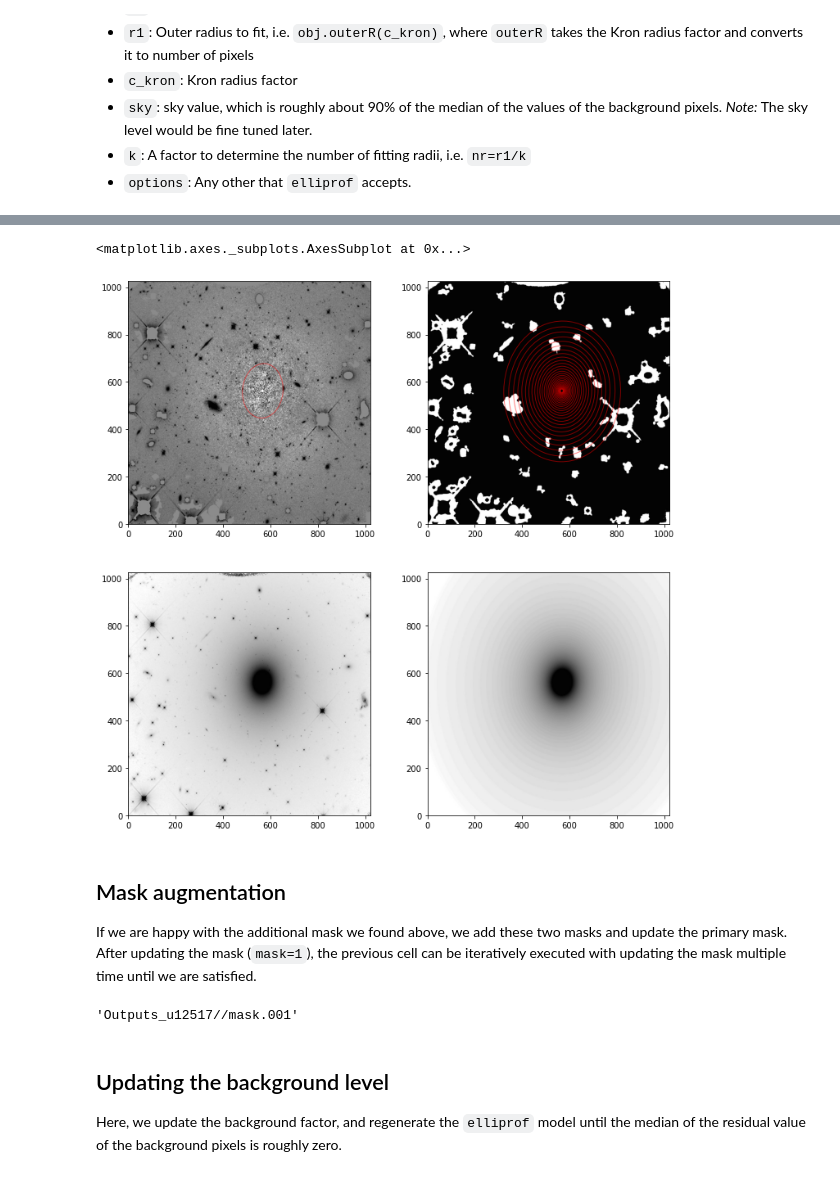
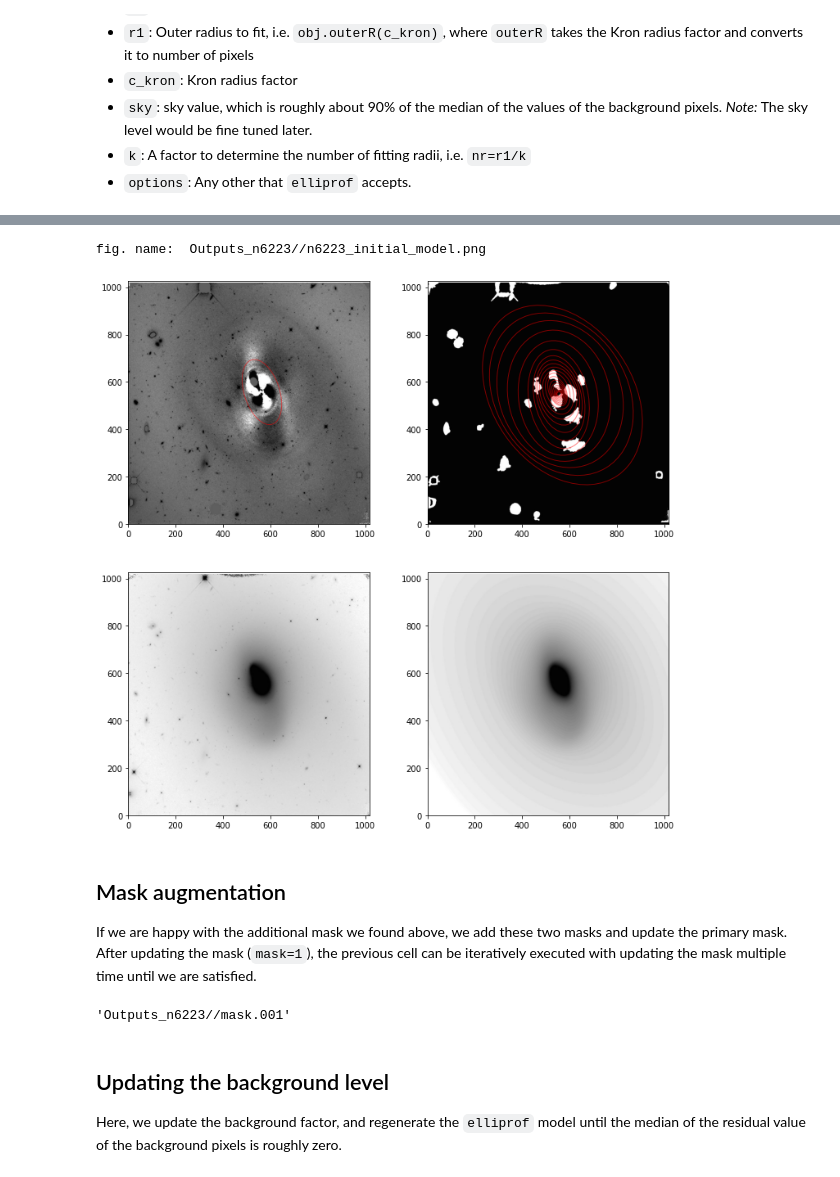
Before and after one commit to ekourkchi/old-SBF, a Jupyter notebook: User_Interface.ipynb, the cells around one changed output, grey strips where cells are left out. Drawn from its saved outputs; the diff is of its cells as text; code cells hidden in the pictures.

```diff
--- a/User_Interface.ipynb
+++ b/User_Interface.ipynb
@@ -111,7 +111,7 @@ def get_f(obj, r0, r1, nr):
 inFolder = '/media/Data/Home/PanStarrs/Jan/HI/augment/SBF/wfc3-16262/'
 # %%
 # obj = ellOBJ("n0679")
-obj = ellOBJ("u12517")
+# obj = ellOBJ("u12517")
 # obj = ellOBJ("n0439")
 
 
@@ -149,7 +149,7 @@ obj = ellOBJ("u12517")
 
 # obj = ellOBJ("n6768", inFolder=inFolder)
 
-# obj = ellOBJ("n6223", inFolder=inFolder)
+obj = ellOBJ("n6223", inFolder=inFolder)
 # %%
 obj.sky_med, obj.x0, obj.y0
 # %% [output]
@@ -257,35 +266,45 @@ Then we run SExtractor for additional mask. The residuals of model=0 is used to
 # %%
-r0 = 7   # pixels
-r1 = obj.outerR(3)   # *kron_radius
-nr = int(np.round(r1/10))
-sky_factor = 0.85    # always less than one
+r0 = 9   # pixels
+c_kron = 4
+r1 = obj.outerR(c_kron)   # *kron_radius
+k = 20
+nr = int(np.round(r1/k))
+sky_factor = 0.75    # always less than one
+
+options = 'COS3X=-1'
+# options = ''
 
 ## using mask=1  --> primary mask
 ## generate model = 0
 ## uses model_mask for the masked regions
-obj.elliprof(r0, r1, nr=nr, sky=obj.sky_med*sky_factor, niter=10, mask=1, model_mask=0, options='cos3x=-1')
+obj.elliprof(r0, r1, nr=nr, sky=obj.sky_med*sky_factor, niter=10, mask=1, model_mask=0, options=options)
 
 # using residuals of model 0 --> mask 2
-obj.objSEextract(model=0, smooth=4, minArea=500, thresh=2, mask=2)
+obj.objSEextract(model=0, smooth=4, minArea=500, thresh=5, mask=2)
 
 # plotting model 0
 fig, ax = plt.subplots(2, 2, figsize=(12,12))
 
 obj.tv_resid(model=0, ax = ax[0][0], options='sqrt')
 Ell = ((obj.x0, obj.y0), 1.*obj.a, 1.*obj.b, obj.angle)
 e = patches.Ellipse(Ell[0], width=2*Ell[1], height=2*Ell[2], angle=Ell[3],
                     alpha=0.5, linewidth=1, edgecolor='r', facecolor='none')
 ax[0][0].add_patch(e)
 
 obj.tv_mask(mask=2, ax = ax[0][1])
 obj.plot_ellipse(model=0, ax=ax[0][1], alpha=0.5, linewidth=1, edgecolor='r', facecolor='none')
 
 
 obj.tv(ax = ax[1][0], options='sqrt')
 obj.tv_model(model=0, ax=ax[1,1], options='sqrt')
+
+
+pngName = obj.objRoot+'/'+obj.name+'_initial_model.png'
+plt.savefig(pngName)
+print("fig. name: ", pngName)
 # %% [output]
-<matplotlib.axes._subplots.AxesSubplot at 0x...>
+fig. name:  Outputs_n6223//n6223_initial_model.png
-[figure, old version]
+[figure, new version]
 # %% [markdown]
 ## Mask augmentation
 
@@ -295,7 +314,7 @@ After updating the mask (`mask=1`), the previous cell can be iteratively execute
 # combining mask1 and mask2 ----> mask1
 obj.addMasks(maskList=[1,2], mask=1)
 # %% [output]
-'Outputs_u12517//mask.001'
+'Outputs_n6223//mask.001'
 # %% [markdown]
 ## Updating the background level
 
```
Also changed, not shown: parts of 29 cells of this notebook, 1 other file.
